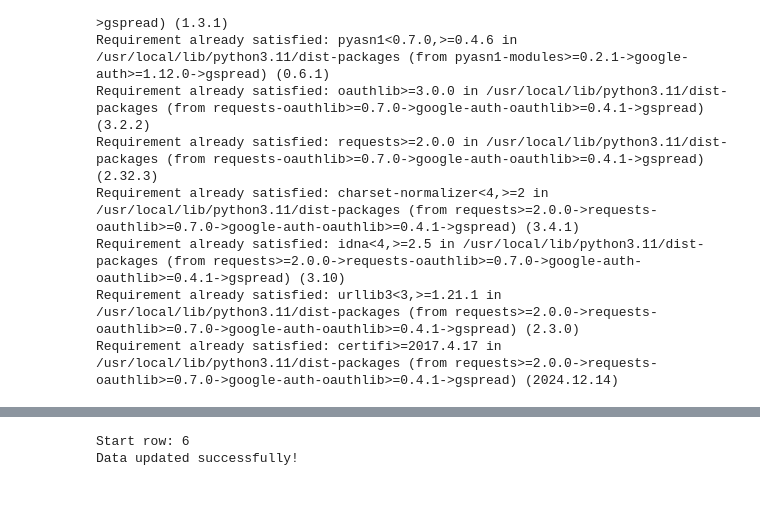
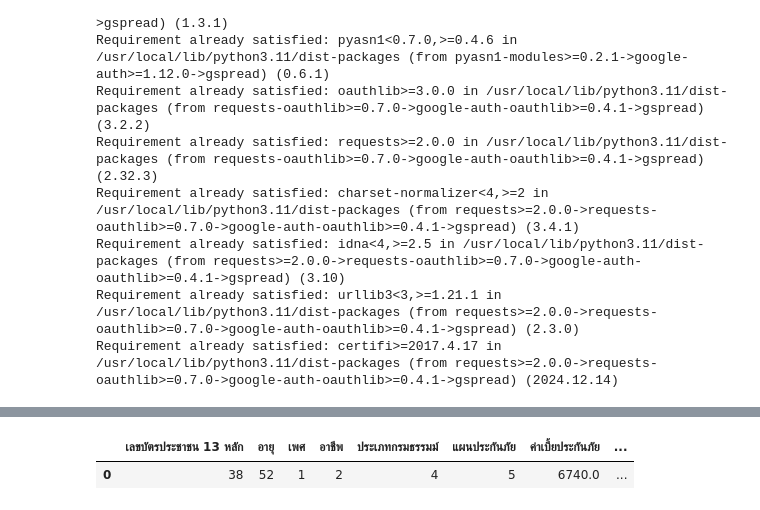
Before and after one commit to Suchada2000/MY-WORK, a Jupyter notebook: Untitled31.ipynb, the cells around one changed output, grey strips where cells are left out. Saved outputs shown, nothing was run; the diff lists cells and outputs as text; code cells hidden in the pictures.

```diff
--- a/Untitled31.ipynb
+++ b/Untitled31.ipynb
@@ -748,28 +658,0 @@ X_test.head()
-# %%
-# กำหนดชื่อคอลัมน์
-columns = [
-    'เลขบัตรประชาชน 13 หลัก', 'อายุ', 'เพศ', 'อาชีพ', 'ประเภทกรมธรรมม์',
-    'แผนประกันภัย', 'ค่าเบี้ยประกันภัย', 'ประเภทของการเคลม',
-    'จำนวนเงินความเสียหายที่ยังไม่จ่าย (GRS OS)', 'จำนวนเงินความเสียหายที่เกิดขึ้น (Claim Incurred)',
-    'จำนวนเงินความเสียหายที่บริษัทจ่ายไป (GRS Paid)', 'date1_numeric',
-    'date2_numeric', 'date3_numeric', 'date4_numeric', 'date5_numeric', 'FNF'
-]
-
-# อัปเดตชื่อคอลัมน์ในแถวแรก
-sheet.update('A1', [columns])
-
-# อัปเดตข้อมูลที่ทำนายใหม่ในแถวถัดไป
-sheet.update(f'A{start_row}', predictions_df.values.tolist())
-
-# หาค่าแถวที่ไม่ทับข้อมูลเดิม
-start_row = len(sheet.get_all_values()) + 1
-print(f"Start row: {start_row}")  # ตรวจสอบว่าได้แถวที่ถูกต้อง
-
-# อัปเดตข้อมูลที่ทำนายใหม่ในแถวถัดไป
-sheet.update(f'A{start_row}', predictions_df.values.tolist())
-
-# ตรวจสอบว่าอัปเดตสำเร็จ
-print("Data updated successfully!")
-# %% [output]
-Start row: 6
-Data updated successfully!
@@ -867,0 +659,5 @@ def predict_and_update(data, context):
+# %%
+new_data
+# %% [output]
+|  | เลขบัตรประชาชน 13 หลัก | อายุ | เพศ | อาชีพ | ประเภทกรมธรรมม์ | แผนประกันภัย | ค่าเบี้ยประกันภัย | ... |
+| 0 | 38 | 52 | 1 | 2 | 4 | 5 | 6740.0 | ... |
```
Also changed, not shown: parts of 7 cells of this notebook.
